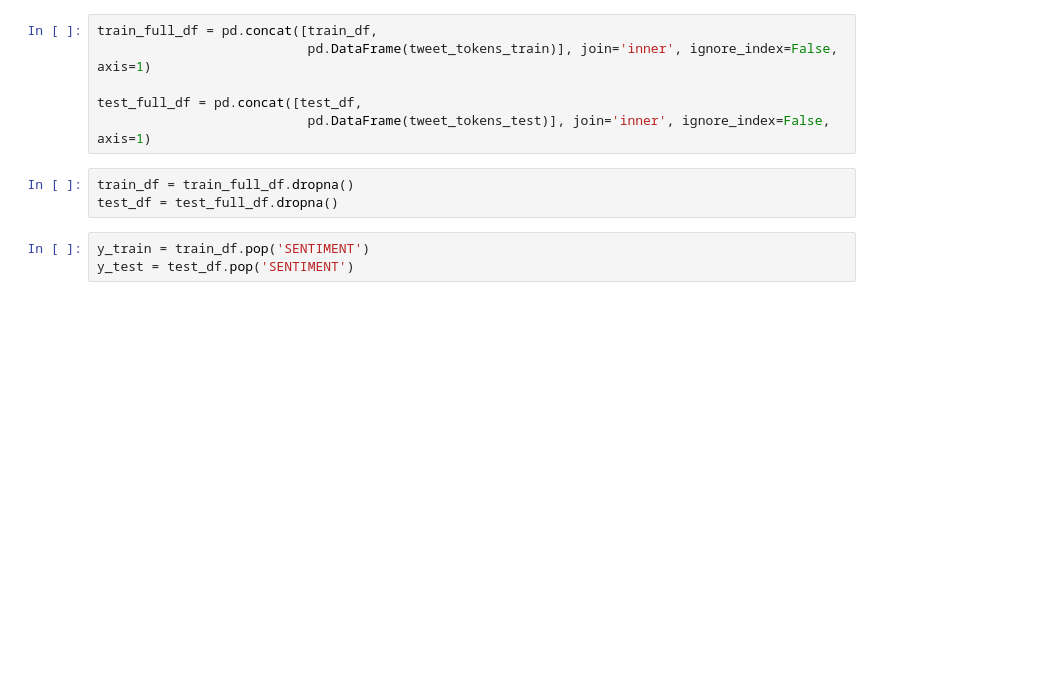
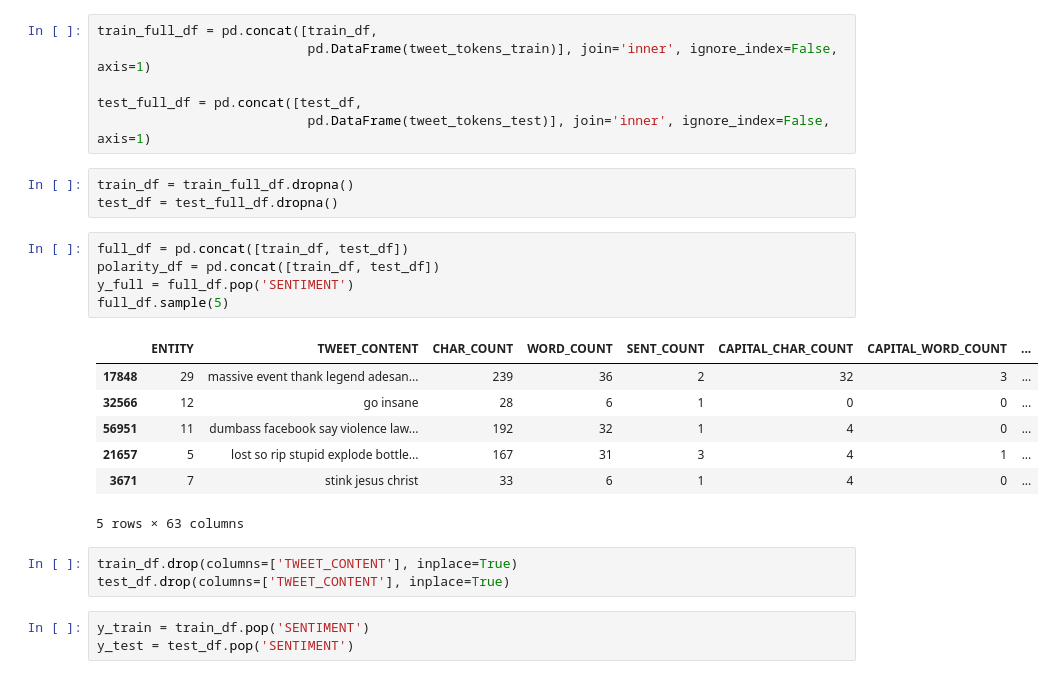
Before and after one commit to phdata/sentiment_analysis, a Jupyter notebook: notebooks/sentiment_analysis_in_tweet.ipynb, the cells around one changed output. Cells and saved outputs as stored; diff of their text form; blank space fills up the shorter version.

```diff
--- a/notebooks/sentiment_analysis_in_tweet.ipynb
+++ b/notebooks/sentiment_analysis_in_tweet.ipynb
@@ -647,6 +691,22 @@ test_full_df = pd.concat([test_df,
 # %%
 train_df = train_full_df.dropna()
 test_df = test_full_df.dropna()
+# %%
+full_df = pd.concat([train_df, test_df])
+polarity_df = pd.concat([train_df, test_df])
+y_full = full_df.pop('SENTIMENT')
+full_df.sample(5)
+# %% [output]
+|  | ENTITY | TWEET_CONTENT | CHAR_COUNT | WORD_COUNT | SENT_COUNT | CAPITAL_CHAR_COUNT | CAPITAL_WORD_COUNT | ... |
+| 17848 | 29 | massive event thank legend adesan... | 239 | 36 | 2 | 32 | 3 | ... |
+| 32566 | 12 | go insane | 28 | 6 | 1 | 0 | 0 | ... |
+| 56951 | 11 | dumbass facebook say violence law... | 192 | 32 | 1 | 4 | 0 | ... |
+| 21657 | 5 | lost so rip stupid explode bottle... | 167 | 31 | 3 | 4 | 1 | ... |
+| 3671 | 7 | stink jesus christ | 33 | 6 | 1 | 4 | 0 | ... |
+5 rows × 63 columns
+# %%
+train_df.drop(columns=['TWEET_CONTENT'], inplace=True)
+test_df.drop(columns=['TWEET_CONTENT'], inplace=True)
 # %%
 y_train = train_df.pop('SENTIMENT')
 y_test = test_df.pop('SENTIMENT')
```
Also changed, not shown: parts of 75 cells of this notebook, 4 other files.
